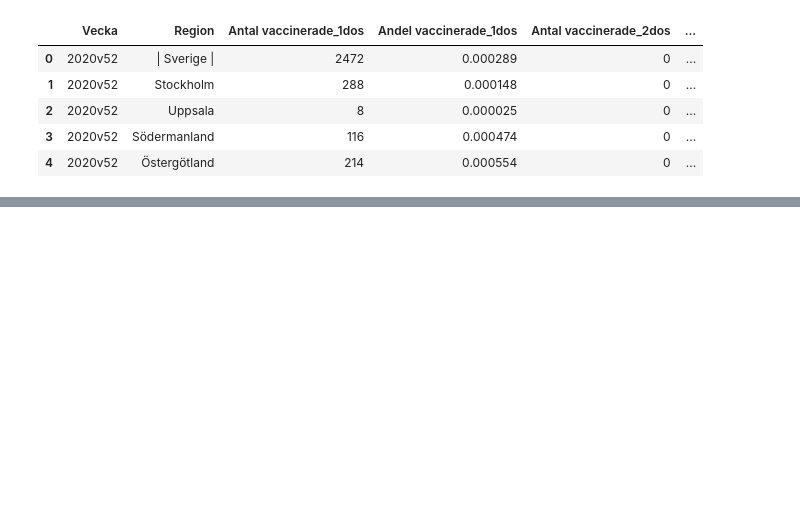
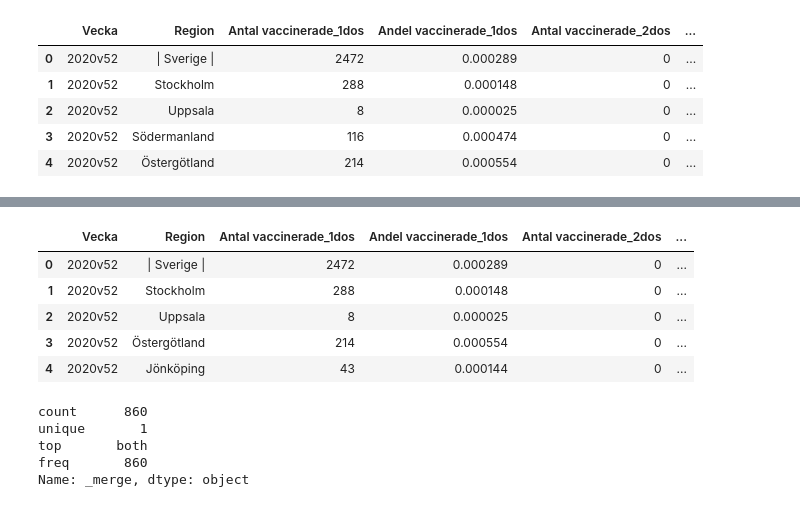
Before and after one commit to yuna-liu/Databehandling-Yuna-Liu, a Jupyter notebook: Labs/Lab1_Covid-19/Lab1_Q3.ipynb, the cells around one changed output, grey strips where cells are left out. Saved outputs shown, nothing was run; the diff lists cells and outputs as text; code cells hidden in the pictures; blank space fills up the shorter version.

```diff
--- a/Labs/Lab1_Covid-19/Lab1_Q3.ipynb
+++ b/Labs/Lab1_Covid-19/Lab1_Q3.ipynb
@@ -118,7 +100,7 @@ fig.show()
 # %%
 ## I want to merge covid19_län, vaccin_1dos_län and vaccin_2dos_län
 vaccin_län = vaccin_1dos_län.merge(vaccin_2dos_län, on=["Vecka", "Region"], how="outer", indicator=True, suffixes=["_1dos","_2dos"])
-vaccin_län = vaccin_län[["Vecka", "Region", "Antal vaccinerade_1dos", "Andel vaccinerade_1dos", "Antal vaccinerade_2dos", "Andel vaccinerade_2dos", "_merge"]]
+vaccin_län = vaccin_län[["Vecka", "Region", "Antal vaccinerade_1dos", "Andel vaccinerade_1dos", "Antal vaccinerade_2dos", "Andel vaccinerade_2dos"]]
 vaccin_län.head()
 # %% [output]
 |  | Vecka | Region | Antal vaccinerade_1dos | Andel vaccinerade_1dos | Antal vaccinerade_2dos | ... |
@@ -132,0 +121,5 @@ fig.show()
+# %%
+covid19_sverige = covid19_riket[["Vecka", "Antal_fall_vecka", "Antal_nyaintensivvårdade_vecka", "Antal_avlidna_vecka"]]
+covid19_sverige = covid19_sverige.rename(columns={"Antal_nyaintensivvårdade_vecka":"Antal_intensivvårdade_vecka"})
+covid19_sverige["Region"] = "| Sverige |"
+covid19_sverige.head()
@@ -132,0 +133,3 @@ fig.show()
+# %%
+covid19_län_s = covid19_län[["Vecka", "Region", "Antal_fall_vecka", "Antal_intensivvårdade_vecka", "Antal_avlidna_vecka"]]
+covid19_län_s.head()
@@ -132,0 +153,18 @@ fig.show()
+# %%
+vaccin_covid19 = vaccin_län.merge(covid19, on=["Vecka", "Region"], how="inner", indicator=True)
+vaccin_covid19.head()
+# %% [output]
+|  | Vecka | Region | Antal vaccinerade_1dos | Andel vaccinerade_1dos | Antal vaccinerade_2dos | ... |
+| 0 | 2020v52 | | Sverige | | 2472 | 0.000289 | 0 | ... |
+| 1 | 2020v52 | Stockholm | 288 | 0.000148 | 0 | ... |
+| 2 | 2020v52 | Uppsala | 8 | 0.000025 | 0 | ... |
+| 3 | 2020v52 | Östergötland | 214 | 0.000554 | 0 | ... |
+| 4 | 2020v52 | Jönköping | 43 | 0.000144 | 0 | ... |
+# %%
+vaccin_covid19["_merge"].describe()
+# %% [output]
+count      860
+unique       1
+top       both
+freq       860
+Name: _merge, dtype: object
```
Also changed, not shown: parts of 28 cells of this notebook, 16 other files.
